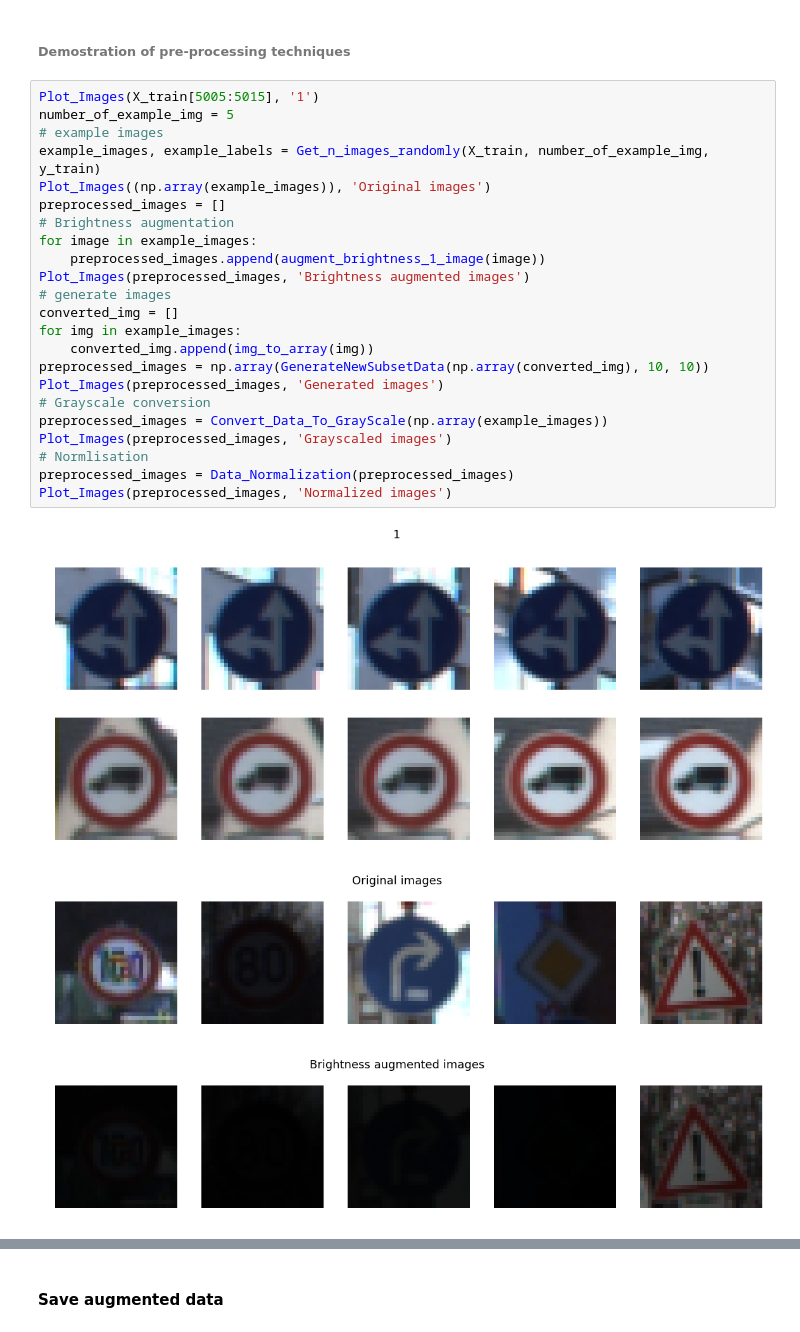
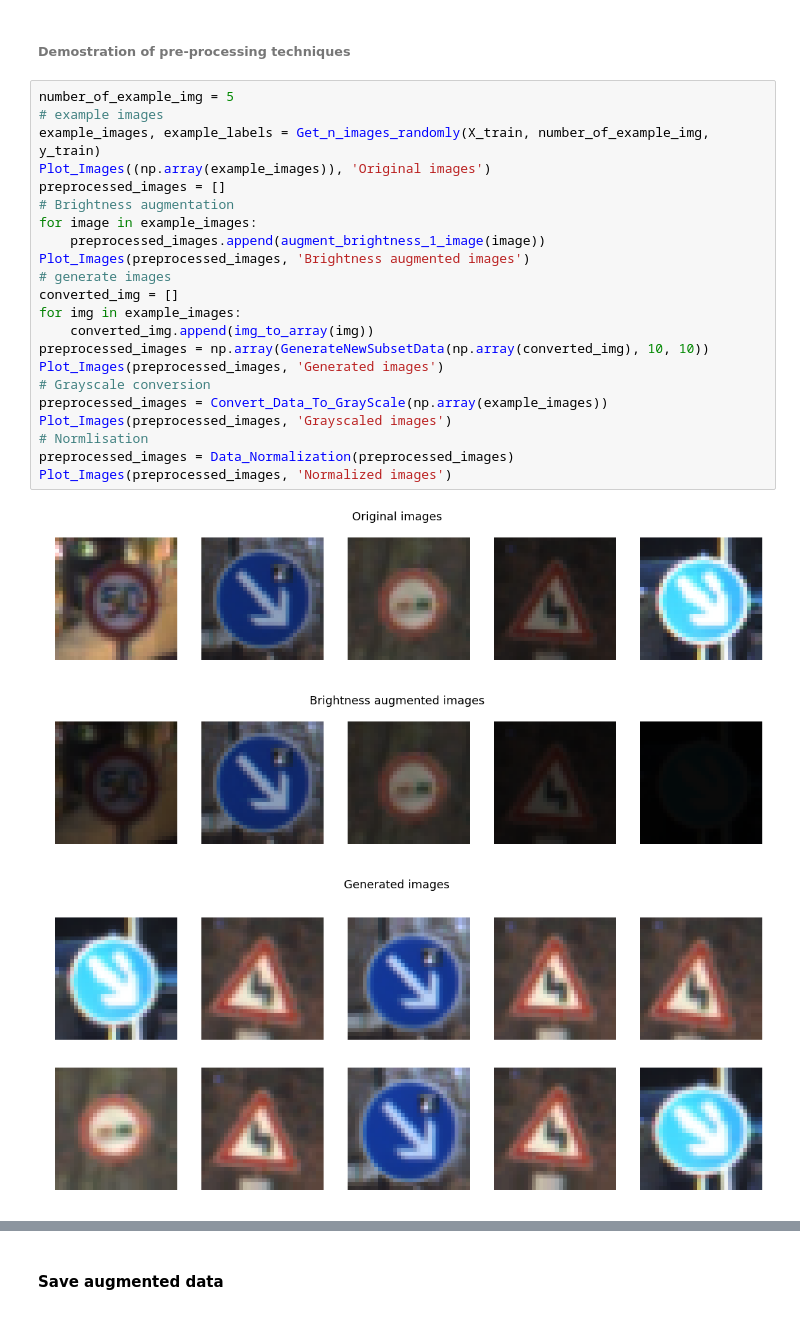
Before and after one commit to truongconghiep/CarND-Traffic-Sign-Classifier-Project, a Jupyter notebook: Traffic_Sign_Classifier.ipynb, the cells around one changed output, grey strips where cells are left out. Saved outputs shown, nothing was run; the diff lists cells and outputs as text.

```diff
--- a/Traffic_Sign_Classifier.ipynb
+++ b/Traffic_Sign_Classifier.ipynb
@@ -466,29 +464,28 @@ Here is an example of a [published baseline model on this problem](http://yann.l
 # %% [markdown]
 ###### Demostration of pre-processing techniques
 # %%
-Plot_Images(X_train[5005:5015], '1')
 number_of_example_img = 5
 # example images
 example_images, example_labels = Get_n_images_randomly(X_train, number_of_example_img, y_train)
 Plot_Images((np.array(example_images)), 'Original images')
 preprocessed_images = []
 # Brightness augmentation
 for image in example_images:
     preprocessed_images.append(augment_brightness_1_image(image))
 Plot_Images(preprocessed_images, 'Brightness augmented images')
 # generate images
 converted_img = []
 for img in example_images:
     converted_img.append(img_to_array(img))
 preprocessed_images = np.array(GenerateNewSubsetData(np.array(converted_img), 10, 10))
 Plot_Images(preprocessed_images, 'Generated images')
 # Grayscale conversion
 preprocessed_images = Convert_Data_To_GrayScale(np.array(example_images))
 Plot_Images(preprocessed_images, 'Grayscaled images')
 # Normlisation
 preprocessed_images = Data_Normalization(preprocessed_images)
 Plot_Images(preprocessed_images, 'Normalized images')
 # %% [output]
-[figure, old version]
+[figure, new version]
-[figure, old version]
+[figure, new version]
-[figure, old version]
+[figure, new version]
```
Also changed, not shown: parts of 14 cells of this notebook.
